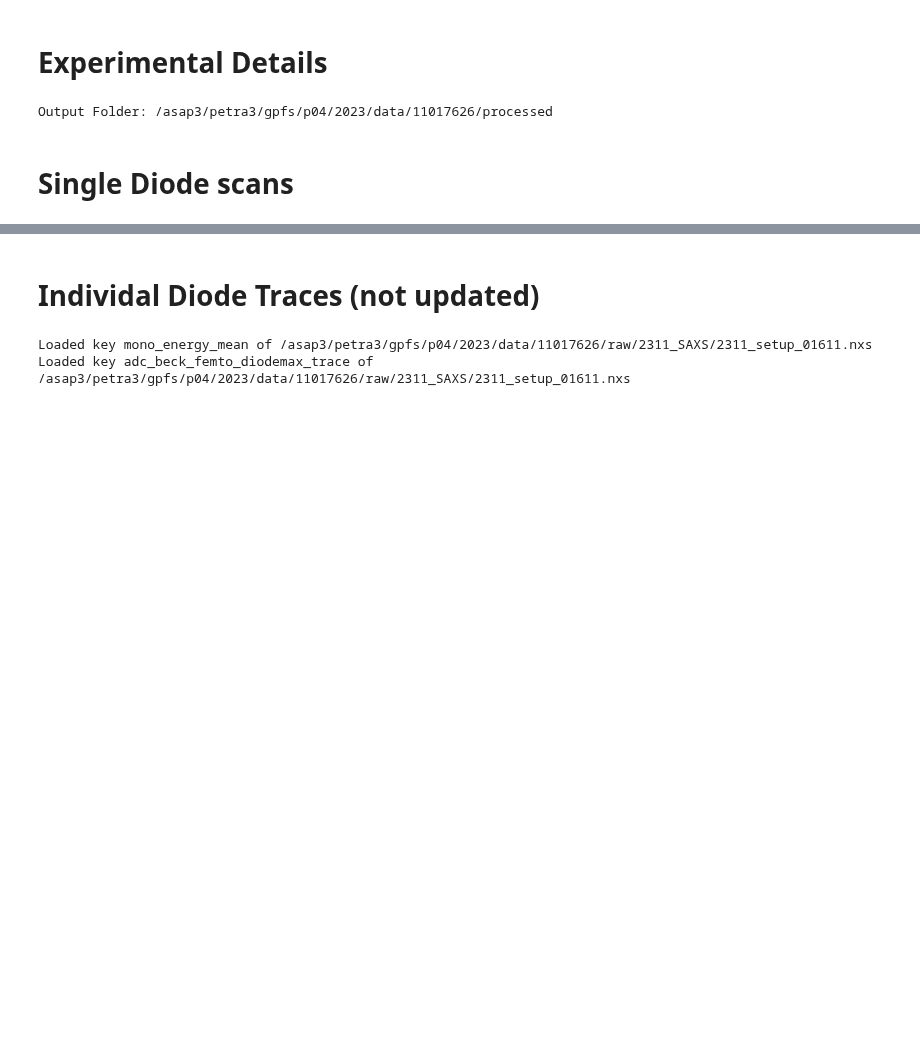
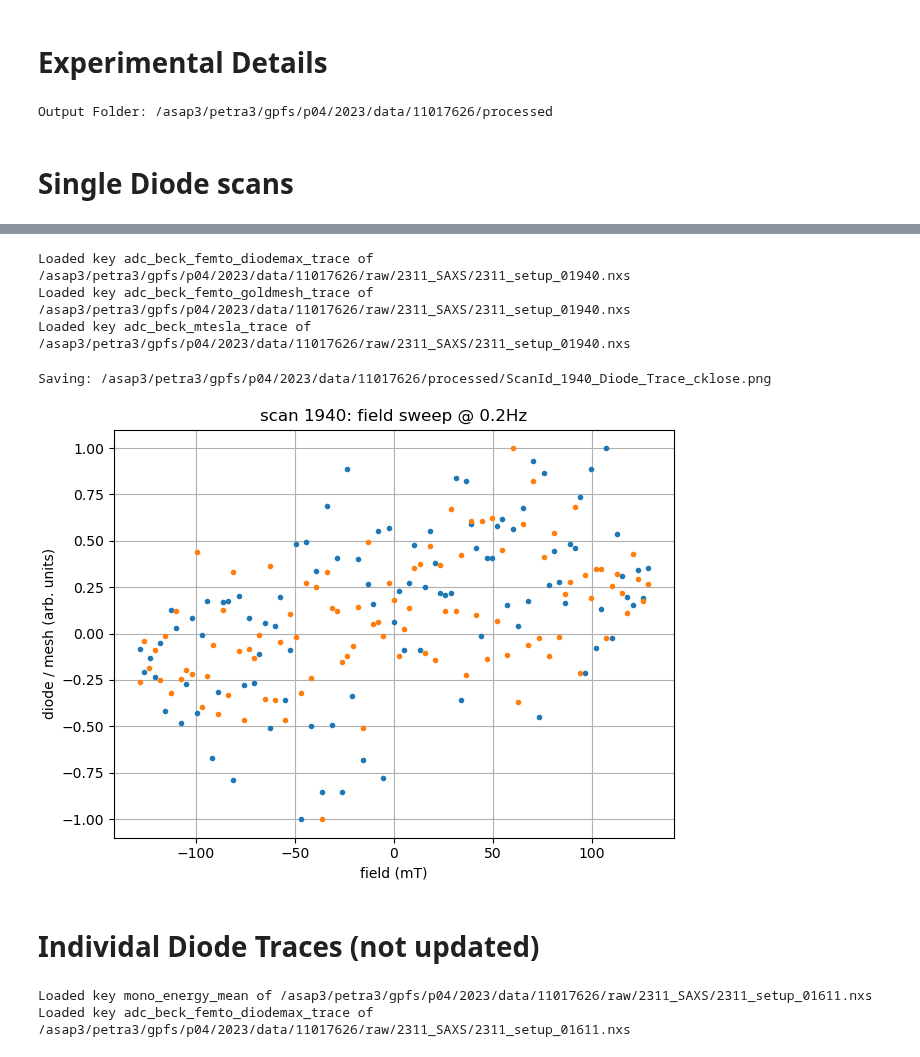
Before and after one commit to christopherklose/FTH-Phase_Retrieval, a Jupyter notebook: Diode_Scans.ipynb, the cells around one changed output, grey strips where cells are left out. Cells and saved outputs as stored; diff of their text form; code cells hidden in the pictures; blank space fills up the shorter version.

```diff
--- a/Diode_Scans.ipynb
+++ b/Diode_Scans.ipynb
@@ -308,0 +242,15 @@ Saving: /asap3/petra3/gpfs/p04/2023/data/11016769/processed/ScanId_1098_Diode_Tr
+# %%
+# Choose scan id
+scan_id = 1940
+
+# Load trace data
+fields = [
+    f"adc_beck_femto_diodemax_trace",
+    "adc_beck_femto_goldmesh_trace",
+    "adc_beck_mtesla_trace",
+]
+adcs = [load_data(scan_id, f) for f in fields]
+# %% [output]
+Loaded key adc_beck_femto_diodemax_trace of /asap3/petra3/gpfs/p04/2023/data/11017626/raw/2311_SAXS/2311_setup_01940.nxs
+Loaded key adc_beck_femto_goldmesh_trace of /asap3/petra3/gpfs/p04/2023/data/11017626/raw/2311_SAXS/2311_setup_01940.nxs
+Loaded key adc_beck_mtesla_trace of /asap3/petra3/gpfs/p04/2023/data/11017626/raw/2311_SAXS/2311_setup_01940.nxs
@@ -309,3 +267,26 @@ Saving: /asap3/petra3/gpfs/p04/2023/data/11016769/processed/ScanId_1098_Diode_Tr
+# %%
+bins = np.max(ds.fields.values) * ramp_tan(100, 0.1, False)
+
+ds_sel = ds
+# ds_fit = ds.sel(index=range(9000))
+ds_sel["rising"] = ds_sel.rising.astype(bool)
+up = ds_sel.where(ds_sel.rising).groupby_bins("fields", bins).mean()
+down = ds_sel.where(~ds_sel.rising).groupby_bins("fields", bins).mean()
+# %%
+fig, ax = plt.subplots()
+ax.plot(1e2 * up.fields, 2 * normalize(up.diode / up.mesh) - 1, "o", ms=3)
+ax.plot(1e2 * down.fields, 2 * normalize(down.diode / down.mesh) - 1, "o", ms=3)
+ax.set_xlabel("field (mT)")
+ax.set_ylabel("diode / mesh (arb. units)")
+ax.set_title("scan %d: field sweep @ 0.2Hz" % (scan_id))
+ax.grid()
+
+fname = join(folder_general, "ScanId_%04d_Diode_Trace_%s.png" % (scan_id, USER))
+print("Saving: %s" % fname)
+plt.savefig(fname, dpi=300)
+# %% [output]
+Saving: /asap3/petra3/gpfs/p04/2023/data/11017626/processed/ScanId_1940_Diode_Trace_cklose.png
+[figure, added]
 # %% [markdown]
 # Individal Diode Traces (not updated)
 # %%
```
Also changed, not shown: parts of 16 cells of this notebook.
